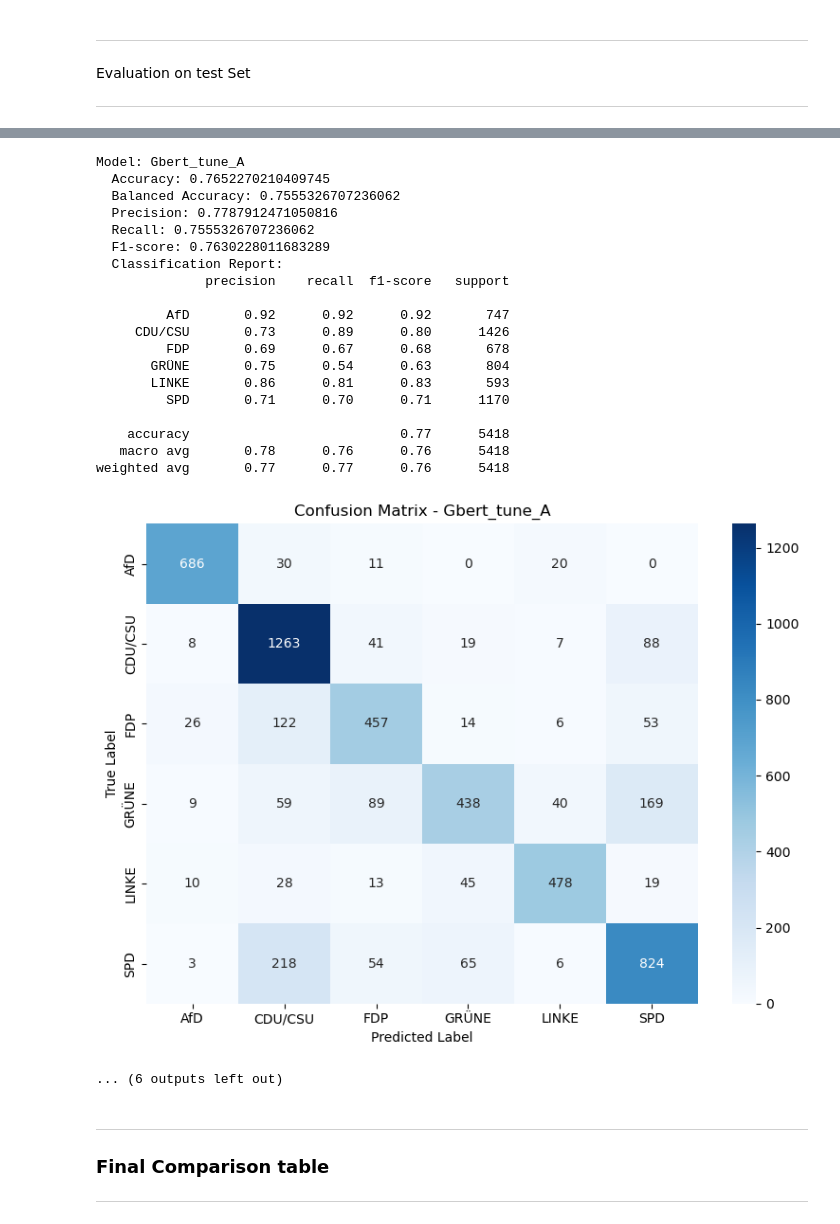
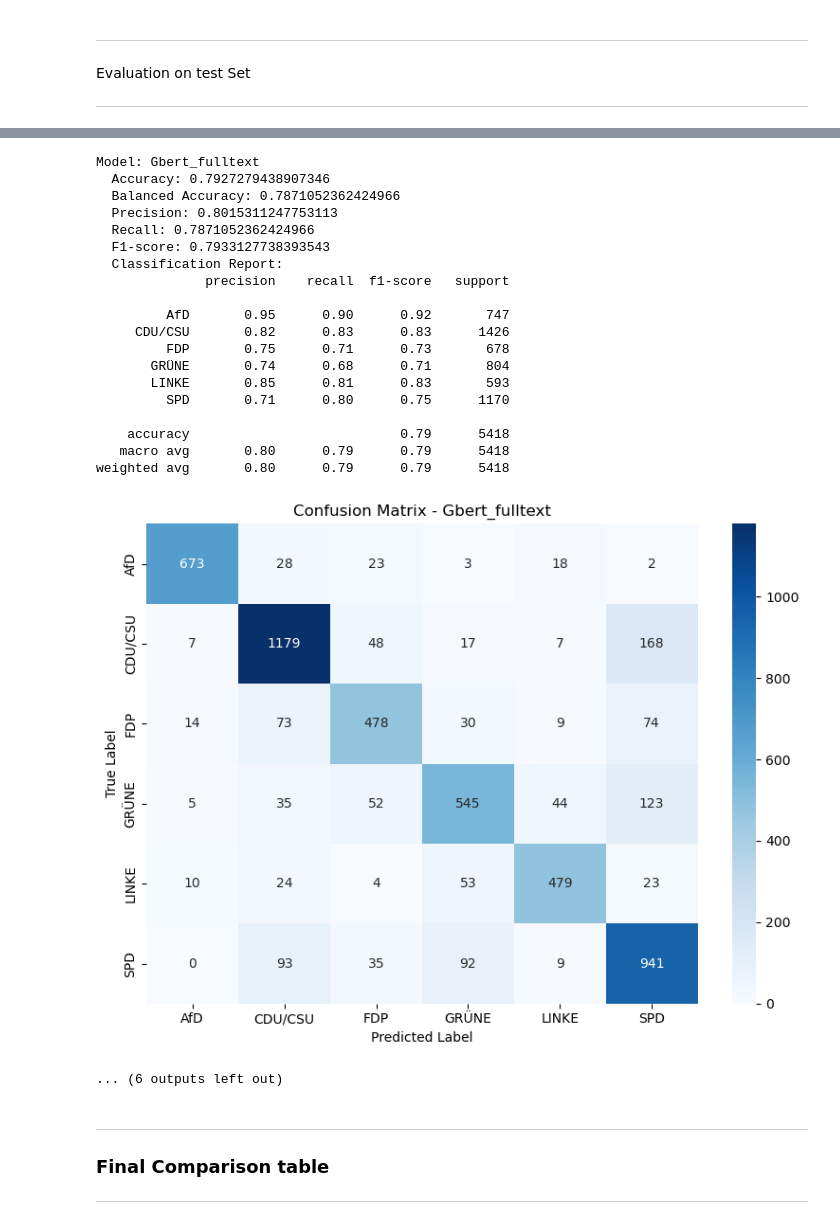
Before and after one commit to jelenameyer/dlss-project-lem, a Jupyter notebook: code/2.8_Comparing_Classifier_performance.ipynb, the cells around one changed output, grey strips where cells are left out. Saved outputs shown, nothing was run; the diff lists cells and outputs as text; code cells hidden in the pictures.

```diff
--- a/code/2.8_Comparing_Classifier_performance.ipynb
+++ b/code/2.8_Comparing_Classifier_performance.ipynb
@@ -113,13 +114,13 @@ _____________________________________________________
 models = [
     {"name": v1_model_name, "val": v1_val, "true_col": "true_label", "pred_col": "predicted_label"},
     {"name": v2_model_name, "val": v2_val, "true_col": "label", "pred_col": "prediction_label"},
-    {"name": v2_1_model_name, "val": v2_1_val, "true_col": "label", "pred_col": "prediction_label"},
+    {"name": v2_a_model_name, "val": v2_a_val, "true_col": "label", "pred_col": "prediction_label"},
+    {"name": v2_b_model_name, "val": v2_b_val, "true_col": "label", "pred_col": "prediction_label"},
     {"name": v3_model_name, "val": v3_val, "true_col": "label", "pred_col": "prediction_label"},
     {"name": v4_model_name, "val": v4_val, "true_col": "label", "pred_col": "prediction_label"},
     {"name": v5_model_name, "val": v5_val, "true_col": "label", "pred_col": "prediction_label"},
-    {"name": v6_model_name, "val": v6_val, "true_col": "label", "pred_col": "prediction_label"},
-    {"name": v7_model_name, "val": v7_val, "true_col": "label", "pred_col": "prediction_label"},
-    {"name": v7_1_model_name, "val": v7_1_val, "true_col": "label", "pred_col": "prediction_label"},
+    {"name": v5_a_model_name, "val": v5_a_val, "true_col": "label", "pred_col": "prediction_label"},
+    {"name": v5_b_model_name, "val": v5_b_val, "true_col": "label", "pred_col": "prediction_label"},
 ]
 # %%
 # evaluate
@@ -259,3 +260,16 @@ ____________________________________________________
 
 Evaluation on test Set
 _____________________________________________________
+# %%
+# create df with all test data
+models = [
+    {"name": v1_model_name, "test": v1_test, "true_col": "true_label", "pred_col": "predicted_label"},
+    {"name": v2_model_name, "test": v2_test, "true_col": "label", "pred_col": "prediction_label"},
+    {"name": v2_a_model_name, "test": v2_a_test, "true_col": "label", "pred_col": "prediction_label"},
+    {"name": v2_b_model_name, "test": v2_b_test, "true_col": "label", "pred_col": "prediction_label"},
+    {"name": v3_model_name, "test": v3_test, "true_col": "label", "pred_col": "prediction_label"},
+    {"name": v4_model_name, "test": v4_test, "true_col": "label", "pred_col": "prediction_label"},
+    {"name": v5_model_name, "test": v5_test, "true_col": "label", "pred_col": "prediction_label"},
+    {"name": v5_a_model_name, "test": v5_a_test, "true_col": "label", "pred_col": "prediction_label"},
+    {"name": v5_b_model_name, "test": v5_b_test, "true_col": "label", "pred_col": "prediction_label"},
+]
@@ -262,17 +296,4 @@ _____________________________________________________
 # %%
-# create df with all test data
-models = [
-    {"name": v1_model_name, "test": v1_test, "true_col": "true_label", "pred_col": "predicted_label"},
-    {"name": v2_model_name, "test": v2_test, "true_col": "label", "pred_col": "prediction_label"},
-    {"name": v2_1_model_name, "test": v2_1_test, "true_col": "label", "pred_col": "prediction_label"},
-    {"name": v3_model_name, "test": v3_test, "true_col": "label", "pred_col": "prediction_label"},
-    {"name": v4_model_name, "test": v4_test, "true_col": "label", "pred_col": "prediction_label"},
-    {"name": v5_model_name, "test": v5_test, "true_col": "label", "pred_col": "prediction_label"},
-    {"name": v6_model_name, "test": v6_test, "true_col": "label", "pred_col": "prediction_label"},
-    {"name": v7_model_name, "test": v7_test, "true_col": "label", "pred_col": "prediction_label"},
-    {"name": v7_1_model_name, "test": v7_1_test, "true_col": "label", "pred_col": "prediction_label"},
-]
-
 # eval on test data
 all_test_results = {}
 
@@ -386,23 +407,23 @@ weighted avg       0.65      0.63      0.63      5418
-Model: Gbert_tune_A
-  Accuracy: 0.7652270210409745
-  Balanced Accuracy: 0.7555326707236062
-  Precision: 0.7787912471050816
-  Recall: 0.7555326707236062
-  F1-score: 0.7630228011683289
+Model: Gbert_fulltext
+  Accuracy: 0.7927279438907346
+  Balanced Accuracy: 0.7871052362424966
+  Precision: 0.8015311247753113
+  Recall: 0.7871052362424966
+  F1-score: 0.7933127738393543
   Classification Report:
               precision    recall  f1-score   support
 
-         AfD       0.92      0.92      0.92       747
-     CDU/CSU       0.73      0.89      0.80      1426
-         FDP       0.69      0.67      0.68       678
-       GRÜNE       0.75      0.54      0.63       804
-       LINKE       0.86      0.81      0.83       593
-         SPD       0.71      0.70      0.71      1170
+         AfD       0.95      0.90      0.92       747
+     CDU/CSU       0.82      0.83      0.83      1426
+         FDP       0.75      0.71      0.73       678
+       GRÜNE       0.74      0.68      0.71       804
+       LINKE       0.85      0.81      0.83       593
+         SPD       0.71      0.80      0.75      1170
 
-    accuracy                           0.77      5418
-   macro avg       0.78      0.76      0.76      5418
-weighted avg       0.77      0.77      0.76      5418
+    accuracy                           0.79      5418
+   macro avg       0.80      0.79      0.79      5418
+weighted avg       0.80      0.79      0.79      5418
-[figure, old version]
+[figure, new version]
 ... (6 outputs left out)
 # %% [markdown]
 ____________________________________________________
```
Also changed, not shown: parts of 11 cells of this notebook.
